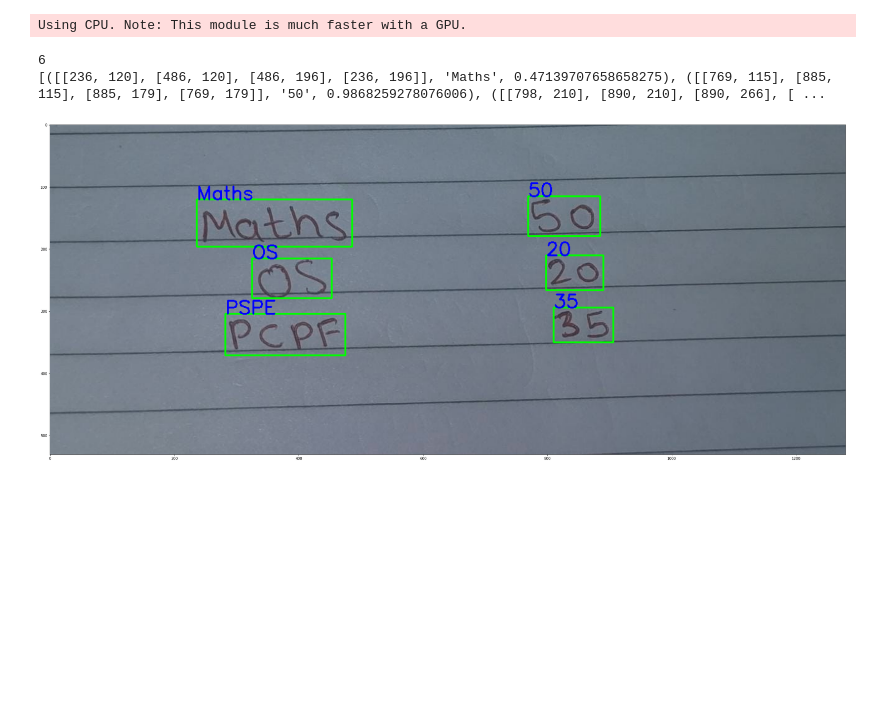
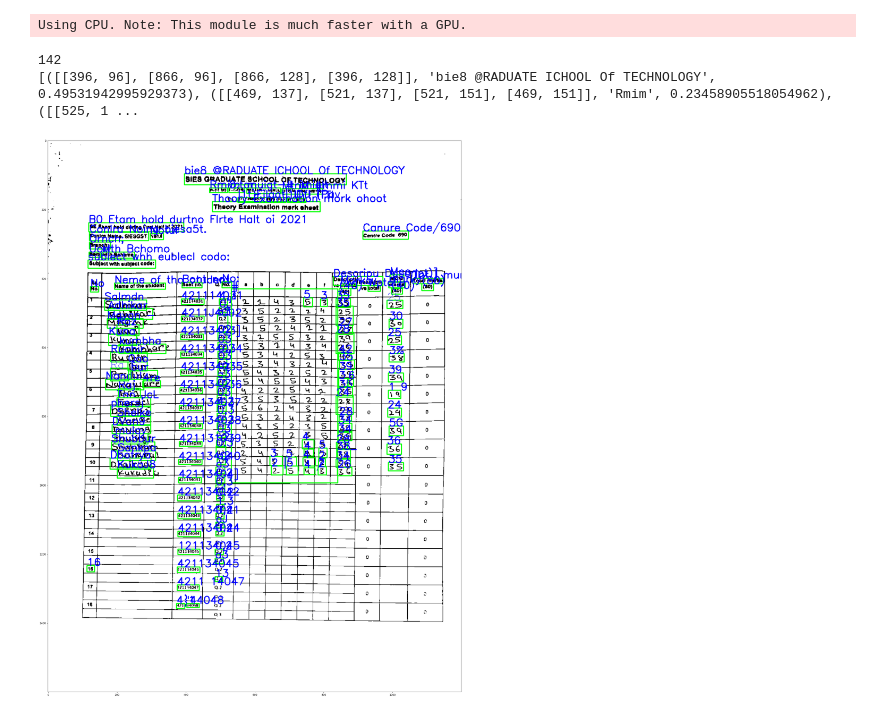
Before and after one commit to SalmanAd01/OCR_Practice, a Jupyter notebook: test.ipynb, the cells around one changed output. Drawn from its saved outputs; the diff is of its cells as text; code cells hidden in the pictures; blank space fills up the shorter version.

```diff
--- a/test.ipynb
+++ b/test.ipynb
@@ -8,3 +6,5 @@ IMAGE_PATH = 'img/test.jpeg'
+# %%
+IMAGE_PATH = 'ui100_threshold.png'
 # %%
 reader = easyocr.Reader(['en'],gpu=False)
 result = reader.readtext(IMAGE_PATH)
@@ -12,22 +12,25 @@ print(len(result))
 print(result)
 # %% [output]
 Using CPU. Note: This module is much faster with a GPU.
-6
-[([[236, 120], [486, 120], [486, 196], [236, 196]], 'Maths', 0.47139707658658275), ([[769, 115], [885, 115], [885, 179], [769, 179]], '50', 0.9868259278076006), ([[798, 210], [890, 210], [890, 266], [ ...
+142
+[([[396, 96], [866, 96], [866, 128], [396, 128]], 'bie8 @RADUATE ICHOOL Of TECHNOLOGY', 0.49531942995929373), ([[469, 137], [521, 137], [521, 151], [469, 151]], 'Rmim', 0.23458905518054962), ([[525, 1 ...
 # %%
 img = cv.imread(IMAGE_PATH)
 font = cv.FONT_HERSHEY_SIMPLEX
+from spellchecker import SpellChecker
+
+spell = SpellChecker()
 for i in range(len(result)):
     try:
         cv.rectangle(img, tuple(result[i][0][0]), tuple(result[i][0][2]), (0,255,0), 2)
         cv.putText(img, result[i][1], tuple(result[i][0][0]), font, 1, (0,0,255), 2)
     except:
         numbers = [ int(x) for x in result[i][0][0] ]
         numbers2 = [ int(x) for x in result[i][0][2] ]
         cv.rectangle(img, numbers, numbers2, (0,255,0), 2)
-        cv.putText(img, result[i][1], numbers, font, 1, (0,0,255), 2)
+        cv.putText(img=img, text=result[i][1], org=numbers, fontFace=font,fontScale=1, color=(0,0,255), thickness=1)
 plt.figure(figsize=(40,40))
 plt.imshow(img)
 plt.show()
 # %% [output]
-[figure, old version]
+[figure, new version]
```
Also changed, not shown: parts of 1 cell of this notebook, 9 other files.
